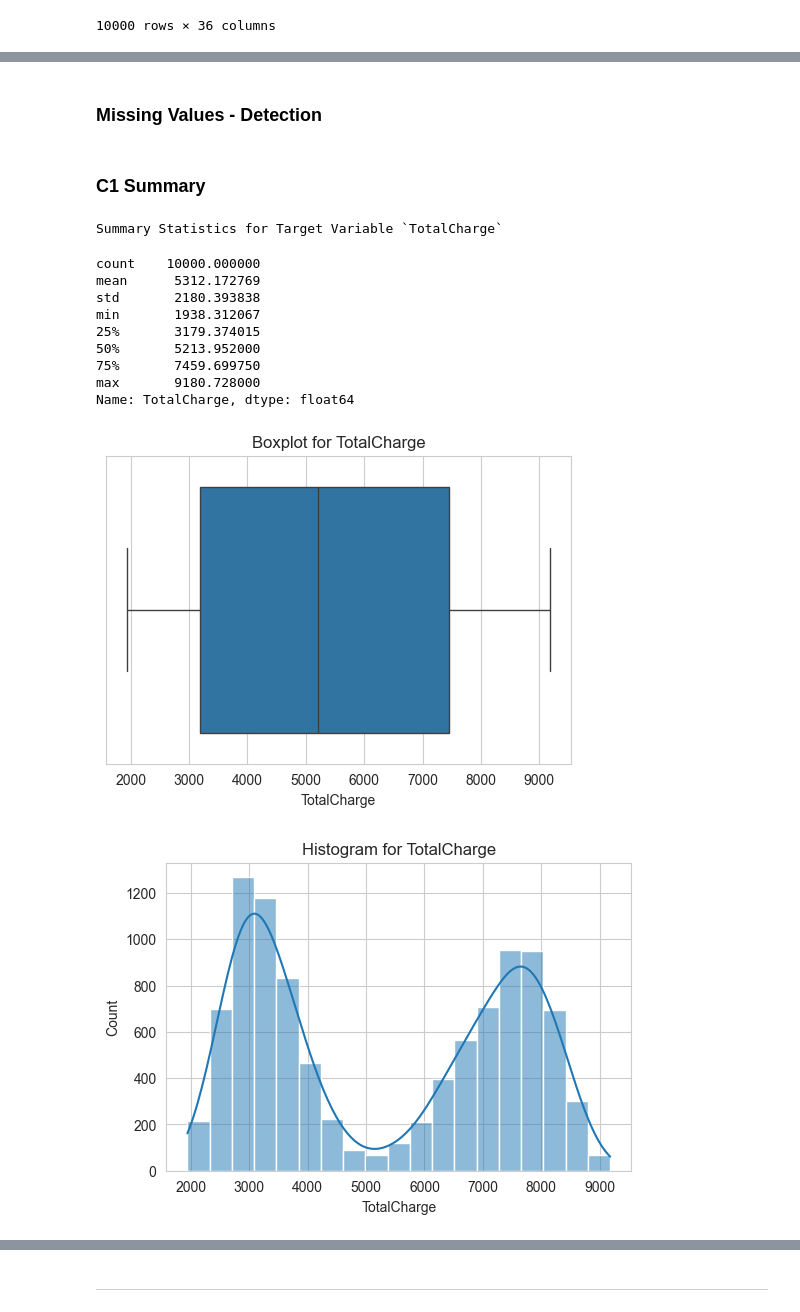
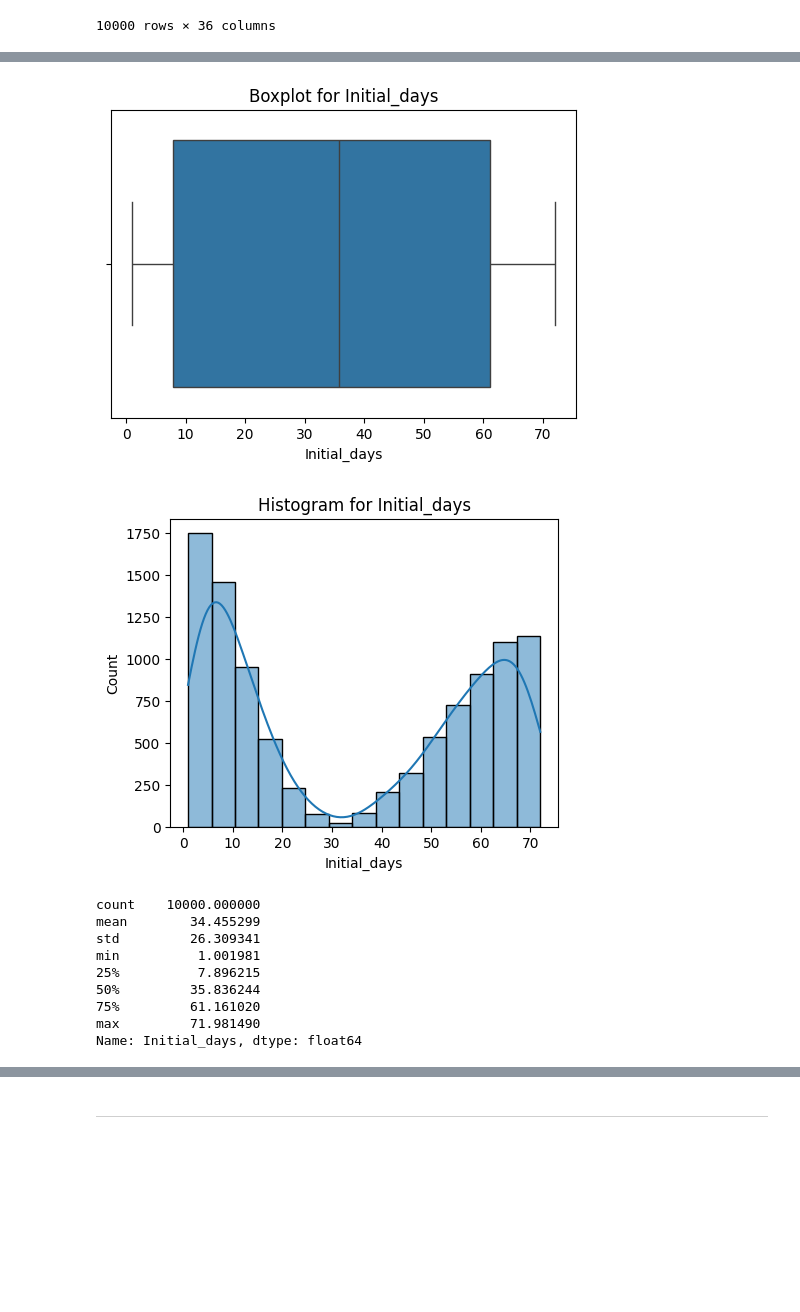
Before and after one commit to vertigoa/master, a Jupyter notebook: d208_task_1.ipynb, the cells around one changed output, grey strips where cells are left out. Cells and saved outputs as stored; diff of their text form; code cells hidden in the pictures; blank space fills up the shorter version.

```diff
--- a/d208_task_1.ipynb
+++ b/d208_task_1.ipynb
@@ -491,34 +409,27 @@ column_unique_counts
 df_reduced.to_csv('df_reduced1.csv', index=False)
-# %% [markdown]
-### Missing Values - Detection
-# %% [markdown]
-### C1 Summary
-# %%
-print('Summary Statistics for Target Variable `TotalCharge`')
-df_med['TotalCharge'].describe()
-# %% [output]
-Summary Statistics for Target Variable `TotalCharge`
-count    10000.000000
-mean      5312.172769
-std       2180.393838
-min       1938.312067
-25%       3179.374015
-50%       5213.952000
-75%       7459.699750
-max       9180.728000
-Name: TotalCharge, dtype: float64
 # %%
-# Boxplot for 'TotalCharge'
+# Boxplot for 'Initial_days'
 plt.figure(figsize=(6, 4))
-sns.boxplot(x=df['TotalCharge'])
-plt.title('Boxplot for TotalCharge')
+sns.boxplot(x=df_reduced['Initial_days'])
+plt.title('Boxplot for Initial_days')
 plt.show()
 
-# Histogram for 'TotalCharge'
-plt.figure(figsize=(6, 4))
-sns.histplot(data=df, x='TotalCharge', kde=True)
-plt.title('Histogram for TotalCharge')
+# Histogram for 'Initial_days'
+plt.figure(figsize=(5, 4))
+sns.histplot(data=df_reduced, x='Initial_days', kde=True)
+plt.title('Histogram for Initial_days')
 plt.show()
+
+df_reduced['Initial_days'].describe()
 # %% [output]
-[figure, old version]
+[figure, new version]
-[figure, old version]
+[figure, new version]
+count    10000.000000
+mean        34.455299
+std         26.309341
+min          1.001981
+25%          7.896215
+50%         35.836244
+75%         61.161020
+max         71.981490
+Name: Initial_days, dtype: float64
```
Also changed, not shown: parts of 21 cells of this notebook, 3 other files.
